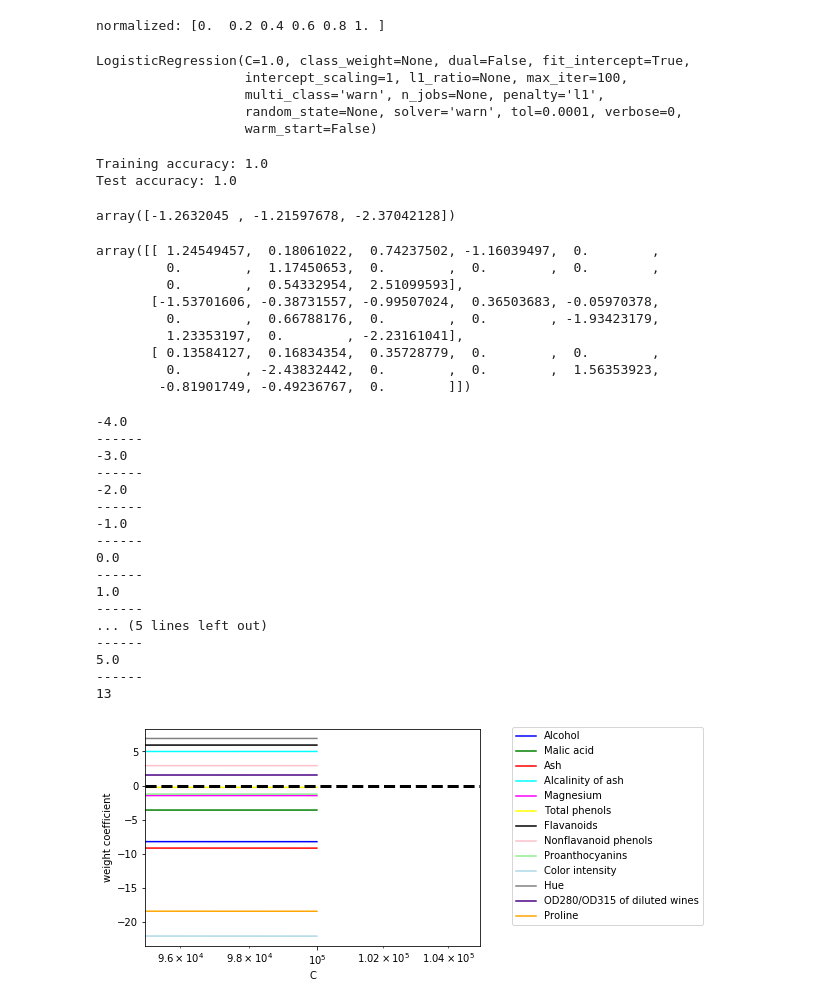
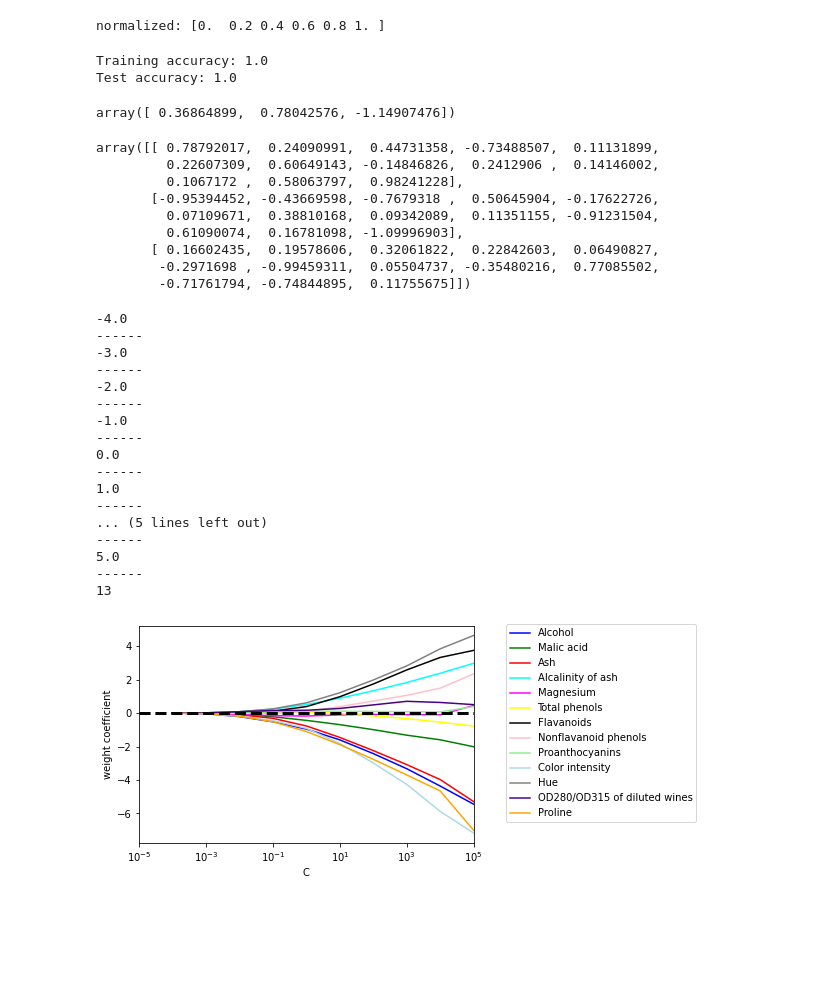
Before and after one commit to hirochan565G/PML_code, a Jupyter notebook: PML4_118.ipynb, the cells around one changed output. Cells and saved outputs as stored; diff of their text form; code cells hidden in the pictures; blank space fills up the shorter version.

```diff
--- a/PML4_118.ipynb
+++ b/PML4_118.ipynb
@@ -124,15 +124,9 @@ X_train_std = stdsc.fit_transform(X_train)
 X_test_std = stdsc.transform(X_test)
 # %%
 from sklearn.linear_model import LogisticRegression
-LogisticRegression(penalty='l1')
+#LogisticRegression(penalty='l1')
-# %% [output]
-LogisticRegression(C=1.0, class_weight=None, dual=False, fit_intercept=True,
-                   intercept_scaling=1, l1_ratio=None, max_iter=100,
-                   multi_class='warn', n_jobs=None, penalty='l1',
-                   random_state=None, solver='warn', tol=0.0001, verbose=0,
-                   warm_start=False)
 # %%
-lr = LogisticRegression(penalty='l1', C=1.0)
+lr = LogisticRegression(penalty='l2', C=1.0)
 lr.fit(X_train_std, y_train)
 print('Training accuracy:', lr.score(X_train_std, y_train));
 print('Test accuracy:', lr.score(X_test_std, y_test));
@@ -142,19 +136,19 @@ Test accuracy: 1.0
 # %%
 display(lr.intercept_)
 # %% [output]
-array([-1.2632045 , -1.21597678, -2.37042128])
+array([ 0.36864899,  0.78042576, -1.14907476])
 # %%
 display(lr.coef_)
 # %% [output]
-array([[ 1.24549457,  0.18061022,  0.74237502, -1.16039497,  0.        ,
-         0.        ,  1.17450653,  0.        ,  0.        ,  0.        ,
-         0.        ,  0.54332954,  2.51099593],
-       [-1.53701606, -0.38731557, -0.99507024,  0.36503683, -0.05970378,
-         0.        ,  0.66788176,  0.        ,  0.        , -1.93423179,
-         1.23353197,  0.        , -2.23161041],
-       [ 0.13584127,  0.16834354,  0.35728779,  0.        ,  0.        ,
-         0.        , -2.43832442,  0.        ,  0.        ,  1.56353923,
-        -0.81901749, -0.49236767,  0.        ]])
+array([[ 0.78792017,  0.24090991,  0.44731358, -0.73488507,  0.11131899,
+         0.22607309,  0.60649143, -0.14846826,  0.2412906 ,  0.14146002,
+         0.1067172 ,  0.58063797,  0.98241228],
+       [-0.95394452, -0.43669598, -0.7679318 ,  0.50645904, -0.17622726,
+         0.07109671,  0.38810168,  0.09342089,  0.11351155, -0.91231504,
+         0.61090074,  0.16781098, -1.09996903],
+       [ 0.16602435,  0.19578606,  0.32061822,  0.22842603,  0.06490827,
+        -0.2971698 , -0.99459311,  0.05504737, -0.35480216,  0.77085502,
+        -0.71761794, -0.74844895,  0.11755675]])
 # %%
 X_combiend_std = np.vstack((X_train_std, X_test_std))
 y_combiend = np.hstack((y_train, y_test))
@@ -169,7 +163,7 @@ weights, params = [], []
 for c in np.arange(-4., 6.):
     print(c)
     print('------')
-    lr = LogisticRegression(penalty='l1', C=10.**c,
+    lr = LogisticRegression(penalty='l2', C=10.**c,
                            random_state=0)
     lr.fit(X_train_std, y_train)
     weights.append(lr.coef_[1])
@@ -182,32 +176,32 @@ for column, color in zip(range(weights.shape[1]), colors):
             label=df_wine.columns[column + 1],
             color=color)
 
 plt.axhline(0, color='black', linestyle='--', linewidth=3)
-plt.xlim([10**(--5), 10**5])
+plt.xlim([10**(-5), 10**5])
 plt.ylabel('weight coefficient')
 plt.xlabel('C')
 plt.xscale('log')
 plt.legend(loc='upper left')
 ax.legend(loc='upper center',
          bbox_to_anchor=(1.38, 1.03),
          ncol=1, fancybox=True)
 plt.show();
 # %% [output]
 -4.0
 ------
 -3.0
 ------
 -2.0
 ------
 -1.0
 ------
 0.0
 ------
 1.0
 ------
 ... (5 lines left out)
 ------
 5.0
 ------
 13
-[figure, old version]
+[figure, new version]
```
